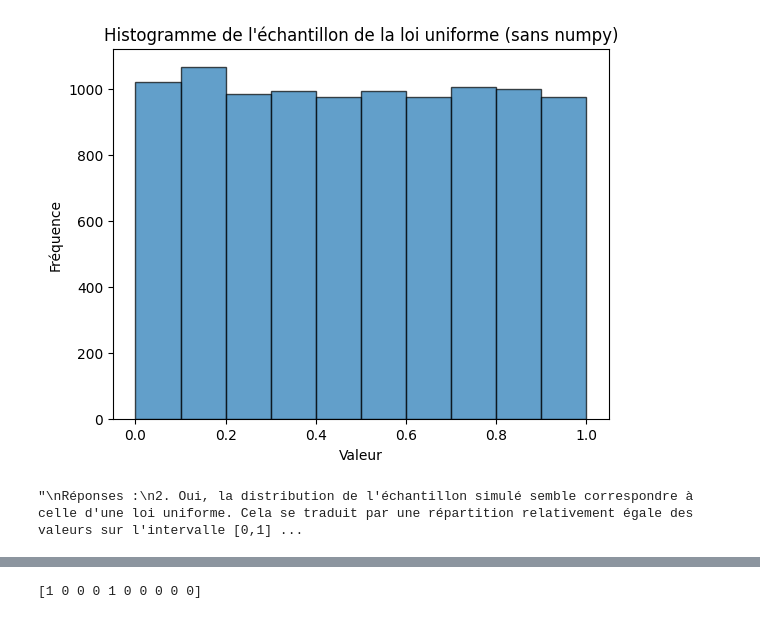
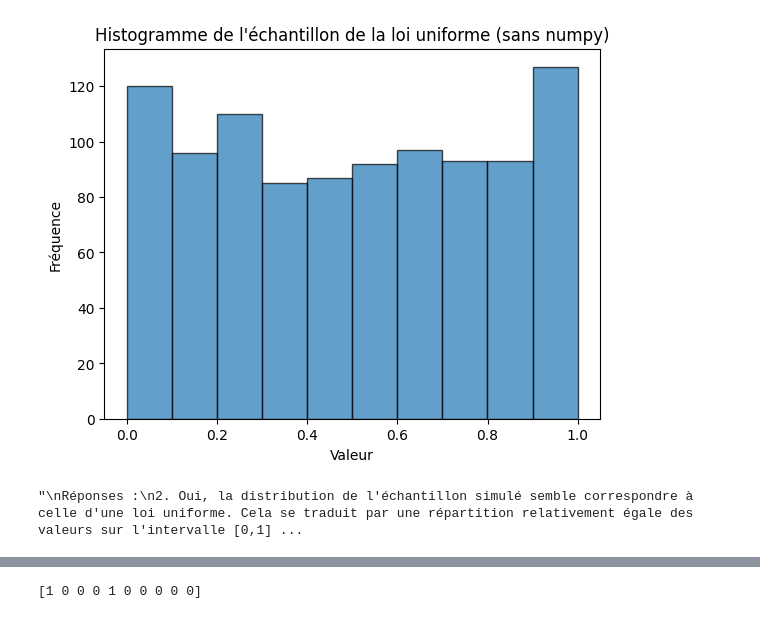
Before and after one commit to SUPREMEchelson/ProjetMathsDataScience, a Jupyter notebook: TP pour le 25 février/projet2.ipynb, the cells around one changed output, grey strips where cells are left out. Drawn from its saved outputs; the diff is of its cells as text; code cells hidden in the pictures.

```diff
--- a/TP pour le 25 février/projet2.ipynb
+++ b/TP pour le 25 février/projet2.ipynb
@@ -27,22 +29,15 @@ le stocke dans un vecteur $y$.
 # %%
-# créé manuellement
-import random
-
-def echantillon_uniforme(N) :
-    """Création d'un échantillon de Taille N ficé de loi uniforme sur [0, 1] et le stocke dans un vecteur y.
-
-    Paramètres
-    ----------
-    N : Nombre d'échantillon.
-
-    Retour
-    -------
-    Vecteur contenant le nombre d'échantillon demandé, fixés par la loi uniforme sur [0, 1].
-
-    """
+def echantillon_loi_uniforme(N) :
+    """Création d'un échantillon de Taille N, de loi uniforme sur [0, 1]."""
     return [random.random() for _ in range(N)]
 
-N = 10000
-y = echantillon_uniforme(N)
+y = echantillon_loi_uniforme(1000)
 print(y)
+
+"""
+# Code fournit pour l'exercice.
+N = 1000
+y = Uniforme(N)
+print(y)
+"""
 # %% [output]
@@ -98,33 +68,23 @@ converge presque sûrement vers l'espérance $\mathbb{E}(X)$ de $X$.
 # %%
 def histogramme(y, bins=10):
-    """Affichage d'un historgramme sur la bse d'un échantillon.
-
-    Paramètres
-    ----------
-    y : Echantillon étudié.
-
-    Retour
-    -------
-    Aucun, juste l'affichage.
-
-    """
-    # Affichage de l'histogramme de l'échantillon simulé
+    """Affichage d'un historgramme sur la base d'un échantillon (y) et pour paramètre bins (k)."""
     plt.hist(y, bins=bins, edgecolor='black', alpha=0.7)
     plt.title('Histogramme de l\'échantillon de la loi uniforme (sans numpy)')
     plt.xlabel('Valeur')
     plt.ylabel('Fréquence')
     plt.show()
 
 histogramme(y)
 
 """
 Réponses :
+1. Voir ci-dessus
 2. Oui, la distribution de l'échantillon simulé semble correspondre à celle d'une loi uniforme. Cela se traduit par une répartition relativement égale des valeurs sur l'intervalle [0,1], comme le montre l'histogramme.
 3. Lorsque la taille N tend à rassembler davantage à la densité de probabukuté de la distribution uniforme. Les valeurs répartis deviennentn plus homogènes, et les fluctuation dues au hasard se réduisent.
 4. L'augmentation de K (bins) permet d'avoir une représentation plus détaillées. C'est la division en nombre de colonne de l'échantillon.
 5. La loi des grands nombres stipule que la moyenne empirique d'un grand nombre d'observations indépendantes et identiquement distribuées avec une espérance finie tend presque sûrement vers l'espérance de la distribution. Pour une loi uniforme sur [0,1], l'espérance est 0.5 et la probabilité qu'une observation tombe dans un intervalle I donné est proportionnelle à la longueur de I. Ainsi, lorsque N augmente, le nombre relatif d'observations dans chaque intervalle I de l'histogramme tend vers la probabilité théorique P(I), qui pour une loi uniforme est égale à la longueur de l'intervalle I. Cela signifie que, pour un échantillon suffisamment grand, l'histogramme reflète fidèlement la densité de probabilité uniforme, avec une hauteur égale pour tous les intervalles.
 """
 # %% [output]
-[figure, old version]
+[figure, new version]
 "\nRéponses :\n2. Oui, la distribution de l'échantillon simulé semble correspondre à celle d'une loi uniforme. Cela se traduit par une répartition relativement égale des valeurs sur l'intervalle [0,1] ...
 # %% [markdown]
```
Also changed, not shown: parts of 43 cells of this notebook.
